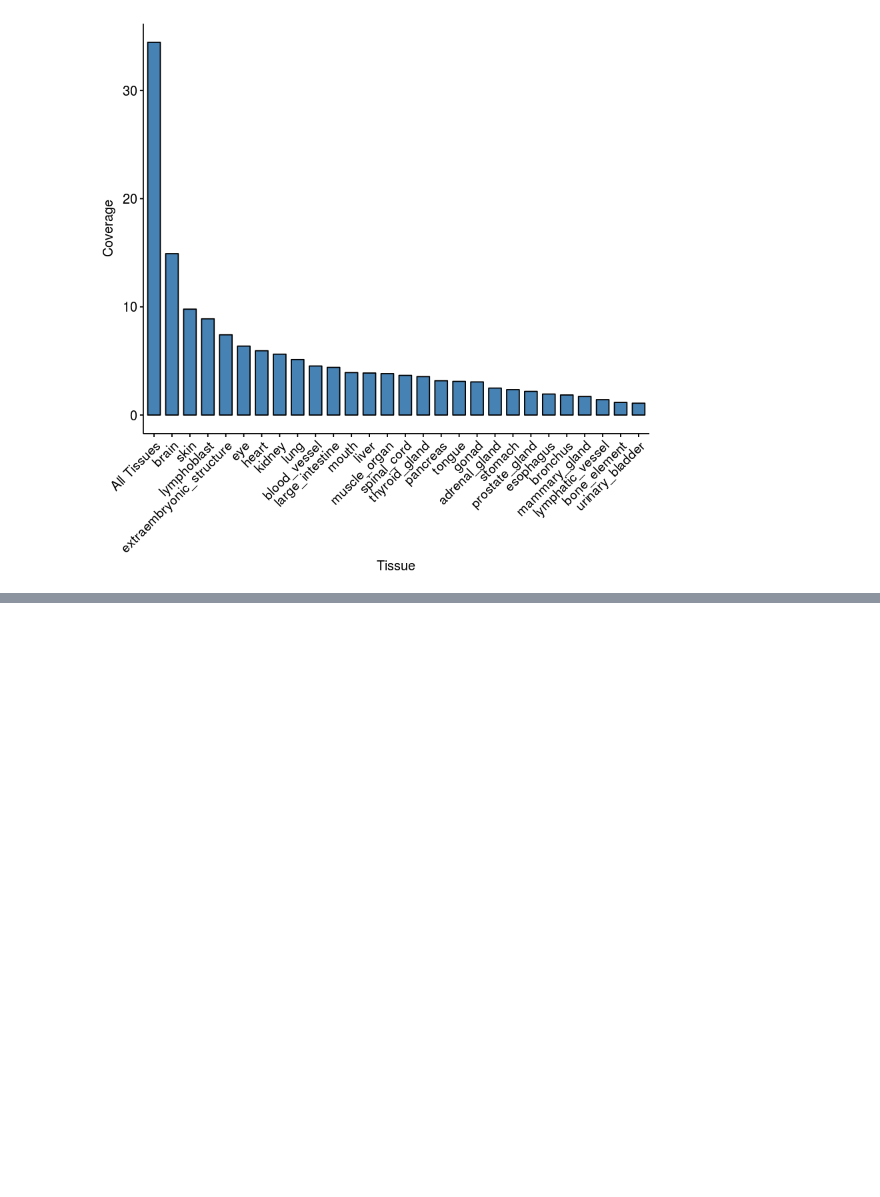
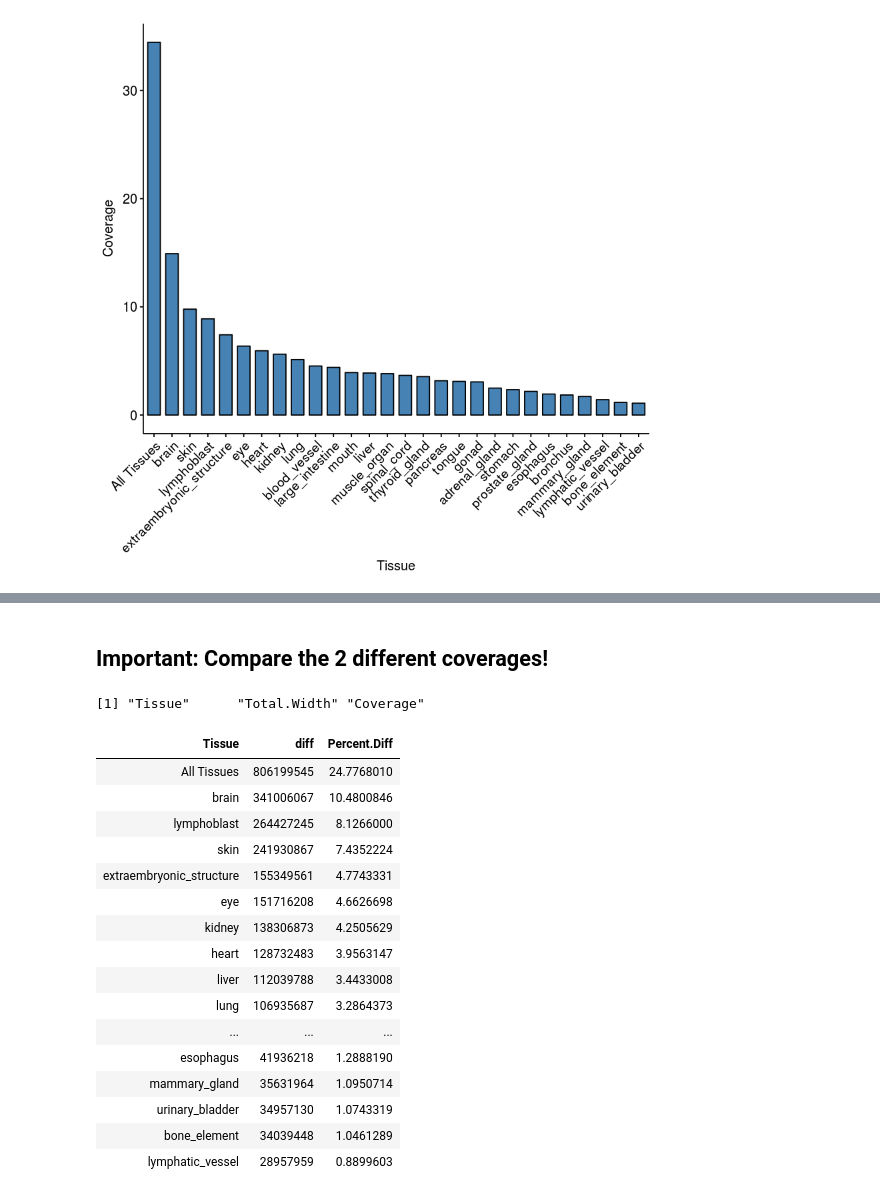
Before and after one commit to PriceLab/BDDS, a Jupyter notebook: footprints/manuscript/Analyze_Footprint_Coverage.ipynb, the cells around one changed output, grey strips where cells are left out. Drawn from its saved outputs; the diff is of its cells as text; code cells hidden in the pictures; blank space fills up the shorter version.

```diff
--- a/footprints/manuscript/Analyze_Footprint_Coverage.ipynb
+++ b/footprints/manuscript/Analyze_Footprint_Coverage.ipynb
@@ -486,0 +572,2 @@ total.coverage
+# %% [markdown]
+## Important: Compare the 2 different coverages!
@@ -486,0 +580,27 @@ total.coverage
+# %%
+names(unfiltered)
+# %% [output]
+[1] "Tissue"      "Total.Width" "Coverage"
+# %%
+compare <- filtered %>% left_join(unfiltered, by = "Tissue") %>%
+    mutate(diff = Total.Width.y - Total.Width.x, Percent.Diff = Coverage.y - Coverage.x) %>%
+    select(Tissue, diff, Percent.Diff) %>% arrange(desc(Percent.Diff))
+compare
+# %% [output]
+| Tissue | diff | Percent.Diff |
+| All Tissues | 806199545 | 24.7768010 |
+| brain | 341006067 | 10.4800846 |
+| lymphoblast | 264427245 | 8.1266000 |
+| skin | 241930867 | 7.4352224 |
+| extraembryonic_structure | 155349561 | 4.7743331 |
+| eye | 151716208 | 4.6626698 |
+| kidney | 138306873 | 4.2505629 |
+| heart | 128732483 | 3.9563147 |
+| liver | 112039788 | 3.4433008 |
+| lung | 106935687 | 3.2864373 |
+| ... | ... | ... |
+| esophagus | 41936218 | 1.2888190 |
+| mammary_gland | 35631964 | 1.0950714 |
+| urinary_bladder | 34957130 | 1.0743319 |
+| bone_element | 34039448 | 1.0461289 |
+| lymphatic_vessel | 28957959 | 0.8899603 |
```
Also changed, not shown: parts of 17 cells of this notebook, 4 other files.
